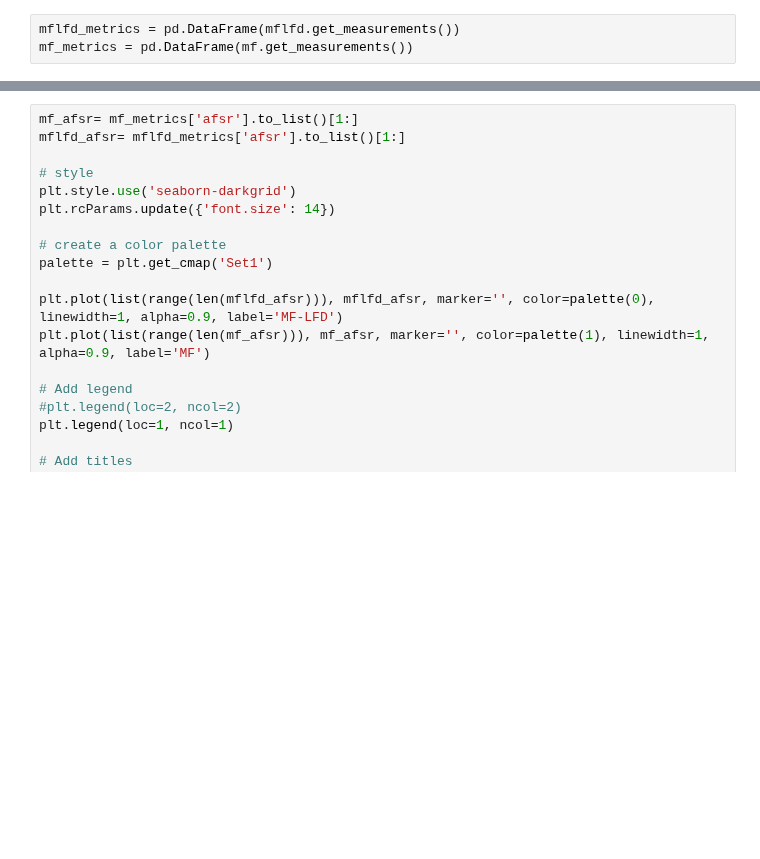
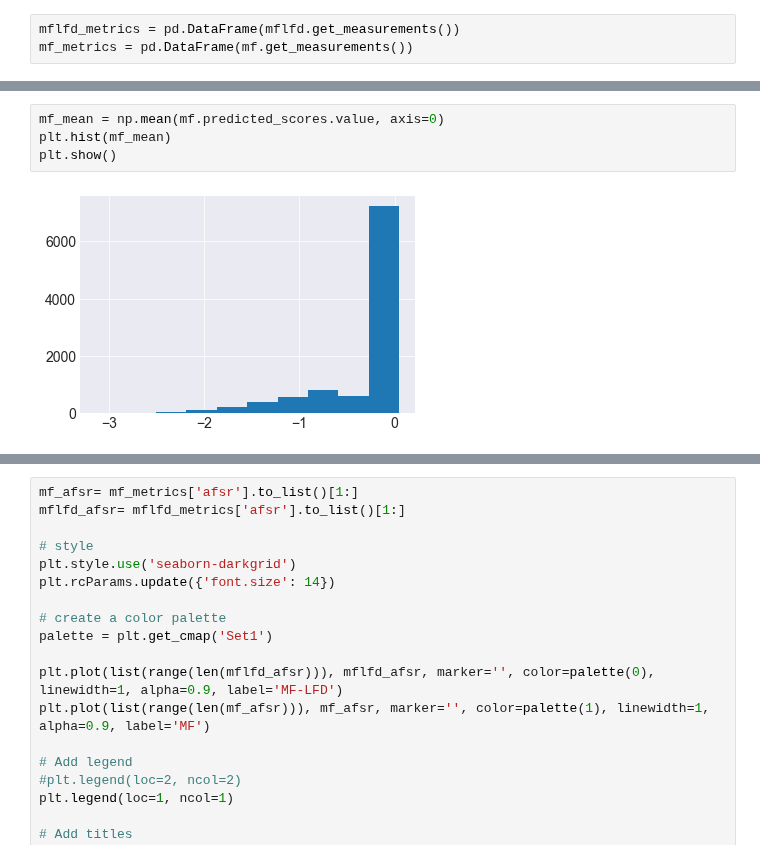
Before and after one commit to elucherini/t-recs, a Jupyter notebook: examples/MFLFDTesting.ipynb, the cells around one changed output, grey strips where cells are left out. Cells and saved outputs as stored; diff of their text form; blank space fills up the shorter version.

Commit message:
additional plotting of predicted vs actual scores

```diff
--- a/examples/MFLFDTesting.ipynb
+++ b/examples/MFLFDTesting.ipynb
@@ -133,0 +152,6 @@ plt.show()
+# %%
+mf_mean = np.mean(mf.predicted_scores.value, axis=0)
+plt.hist(mf_mean)
+plt.show()
+# %% [output]
+[figure, added]
```
Also changed, not shown: parts of 8 cells of this notebook.
